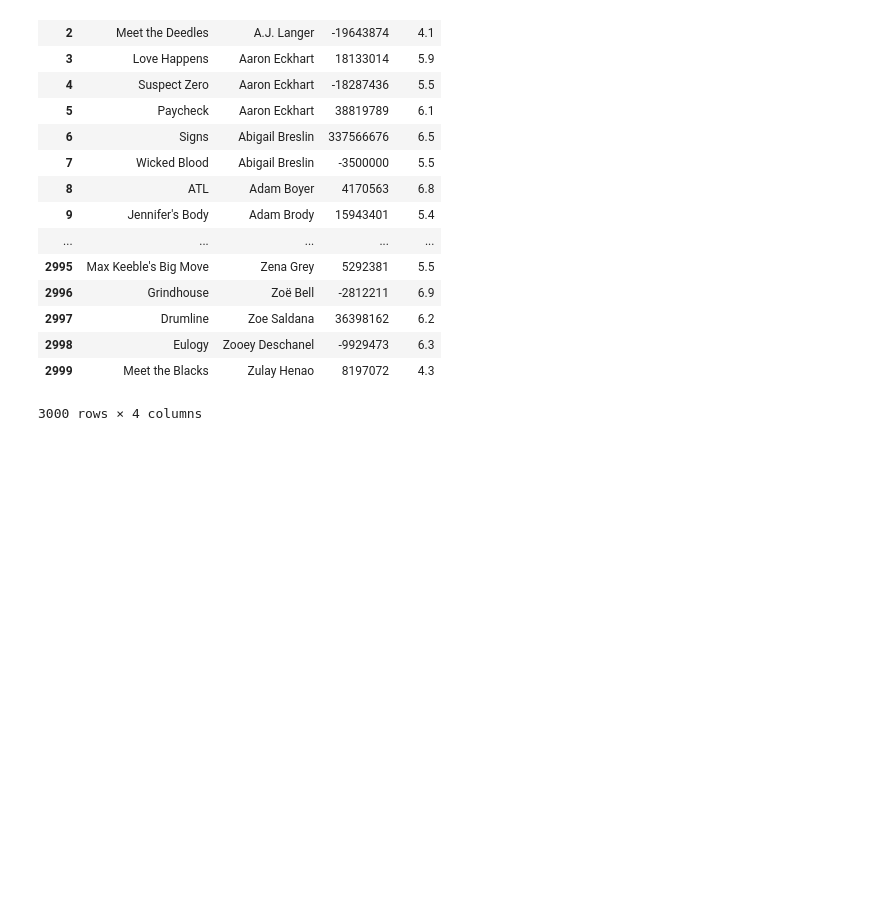
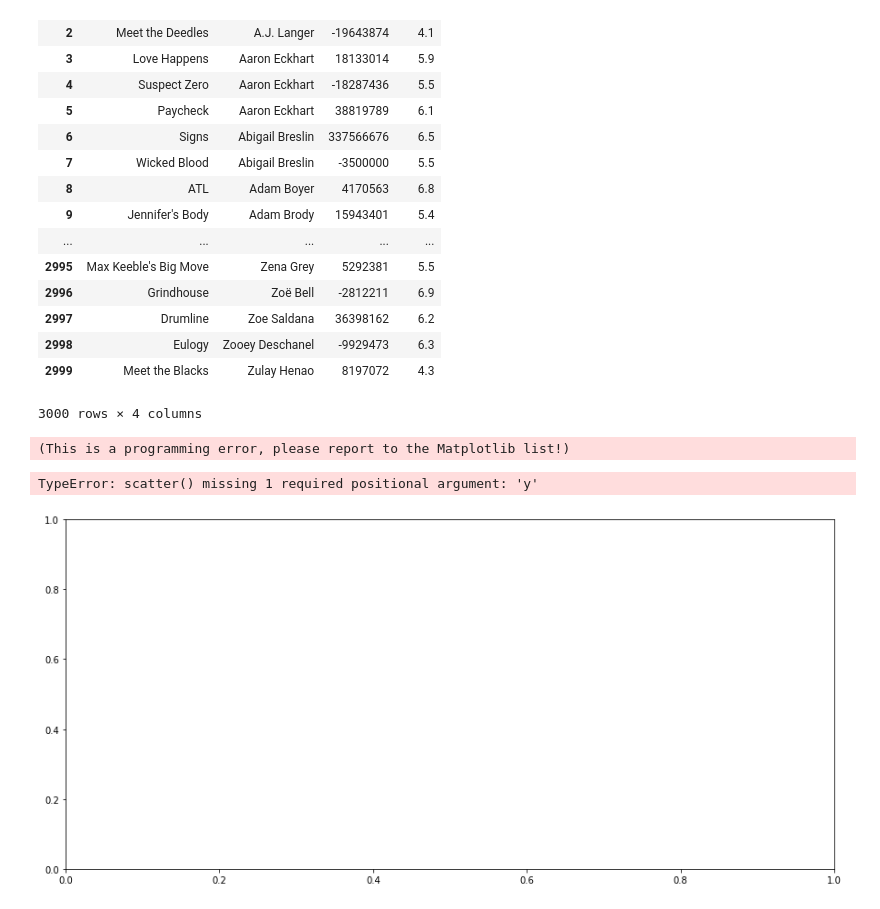
Before and after one commit to Jwdaniel34/stats-movies, a Jupyter notebook: graphs.ipynb, the cells around one changed output. Saved outputs shown, nothing was run; the diff lists cells and outputs as text; code cells hidden in the pictures; blank space fills up the shorter version.

Commit message:
new graphs and functions

```diff
--- a/graphs.ipynb
+++ b/graphs.ipynb
@@ -79,3 +99,16 @@ df1
 | 2998 | Eulogy | Zooey Deschanel | -9929473 | 6.3 |
 | 2999 | Meet the Blacks | Zulay Henao | 8197072 | 4.3 |
 3000 rows × 4 columns
+# %%
+figs, ax2 = plt.subplots(figsize=(15,7))
+ax1.scatter(df1['movieTitle'])
+ax1.set_xlabel('Genres')
+ax1.set_ylabel('Rating')
+ax1.set_title('Genre VS Ratings')
+ax1.tick_params(labelrotation=90)
+
+plt.show()
+# %% [output]
+(This is a programming error, please report to the Matplotlib list!)
+TypeError: scatter() missing 1 required positional argument: 'y'
+[figure, added]
```
Also changed, not shown: parts of 14 cells of this notebook, 1 other file.
